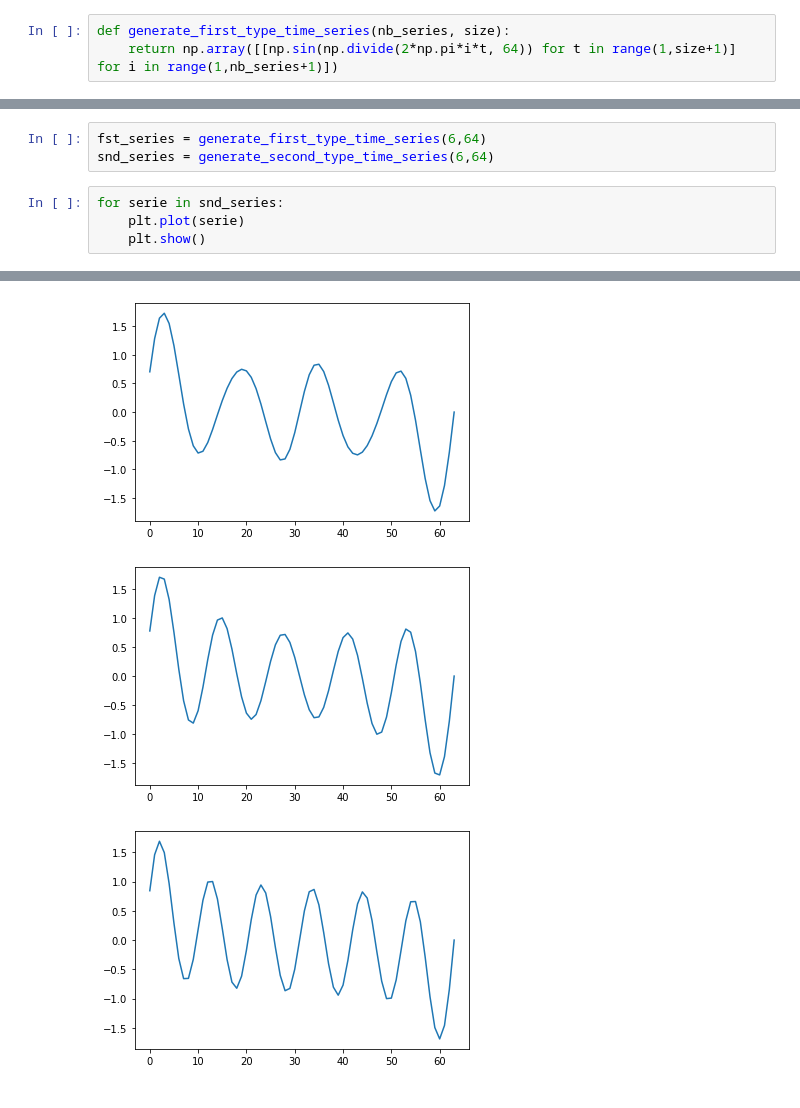
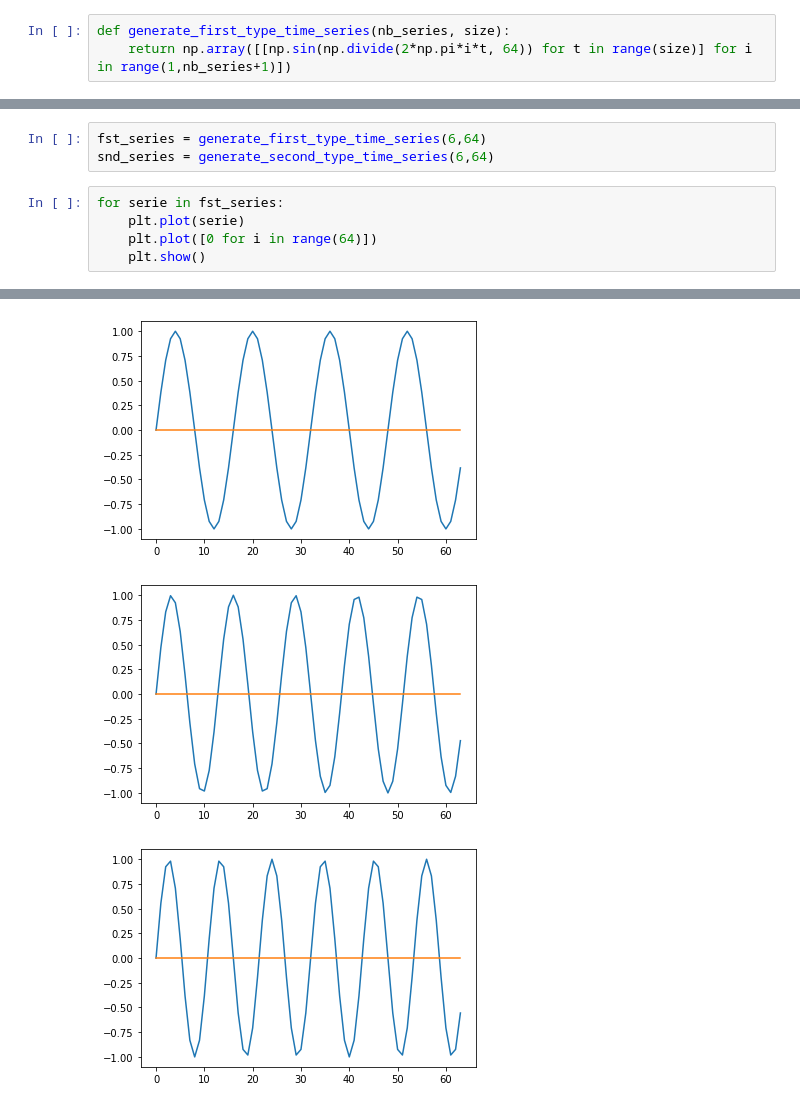
Before and after one commit to tbabinet/TPA, a Jupyter notebook: main.ipynb, the cells around one changed output, grey strips where cells are left out. Drawn from its saved outputs; the diff is of its cells as text.

```diff
--- a/main.ipynb
+++ b/main.ipynb
@@ -13,7 +13,7 @@ import matplotlib.pyplot as plt
 # On génère les série temporelle
 # %%
 def generate_first_type_time_series(nb_series, size):
-    return np.array([[np.sin(np.divide(2*np.pi*i*t, 64)) for t in range(1,size+1)] for i in range(1,nb_series+1)])
+    return np.array([[np.sin(np.divide(2*np.pi*i*t, 64)) for t in range(size)] for i in range(1,nb_series+1)])
 # %%
 def generate_second_type_time_series(nb_series, size):
     fst_type = generate_first_type_time_series(nb_series, size)
@@ -31,7 +31,8 @@ def generate_second_type_time_series(nb_series, size):
 fst_series = generate_first_type_time_series(6,64)
 snd_series = generate_second_type_time_series(6,64)
 # %%
-for serie in snd_series:
+for serie in fst_series:
     plt.plot(serie)
+    plt.plot([0 for i in range(64)])
     plt.show()
 # %% [output]
@@ -41,3 +42,3 @@ for serie in snd_series:
-[figure, old version]
+[figure, new version]
-[figure, old version]
+[figure, new version]
-[figure, old version]
+[figure, new version]
```
Also changed, not shown: parts of 13 cells of this notebook.
